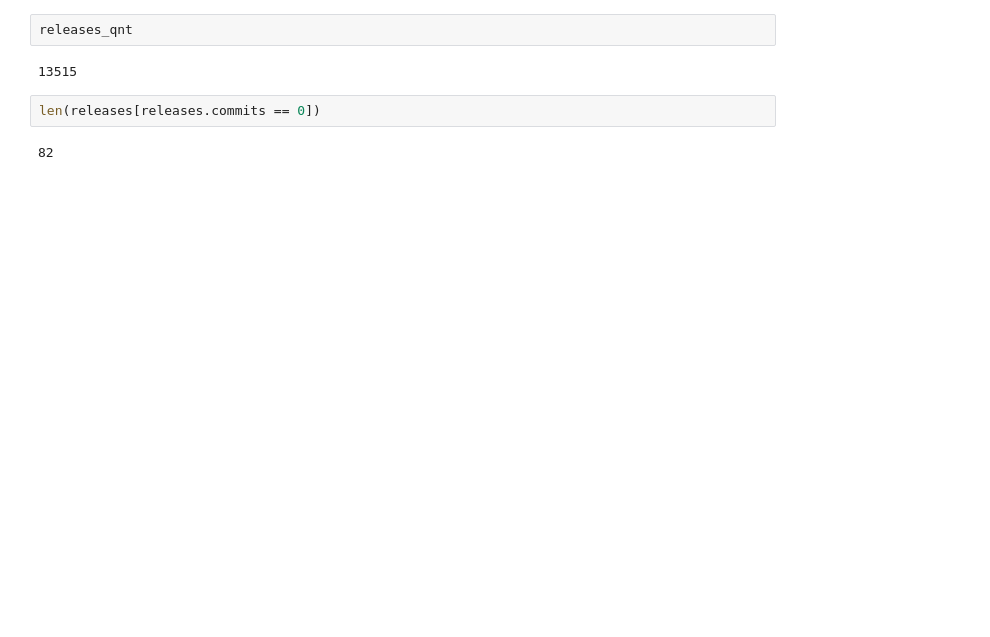
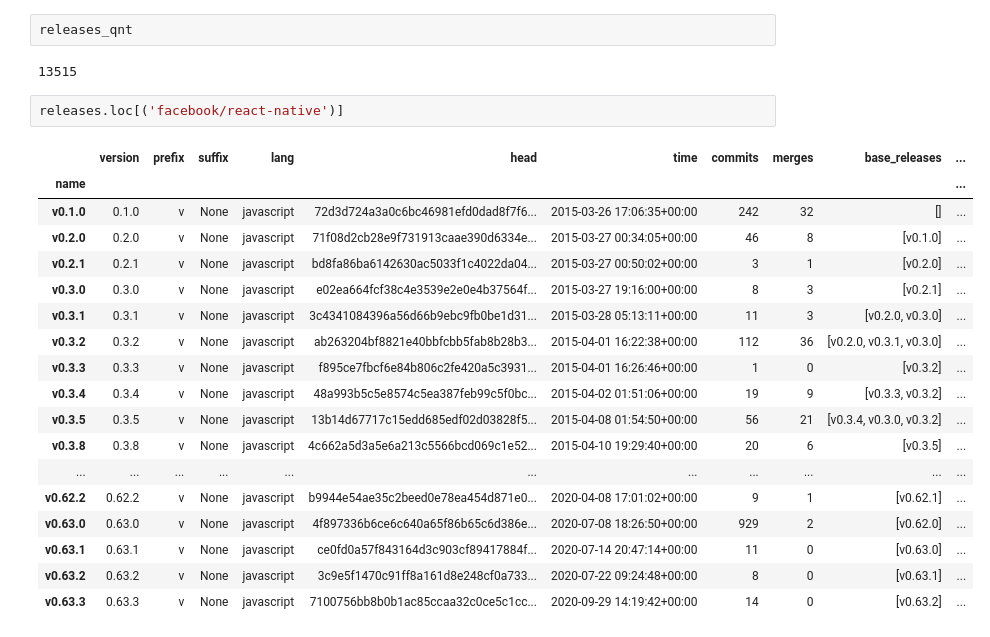
Before and after one commit to gems-uff/release-mining, a Jupyter notebook: inspect_dataset.ipynb, the cells around one changed output. Cells and saved outputs as stored; diff of their text form; blank space fills up the shorter version.

```diff
--- a/inspect_dataset.ipynb
+++ b/inspect_dataset.ipynb
@@ -208,7 +281,24 @@ releases[(releases.range_recall < .9)][["commits","range_precision","range_recal
 releases_qnt
 # %% [output]
 13515
-# %%
-len(releases[releases.commits == 0])
-# %% [output]
-82
+# %%
+releases.loc[('facebook/react-native')]
+# %% [output]
+|  | version | prefix | suffix | lang | head | time | commits | merges | base_releases | ... |
+| name |  |  |  |  |  |  |  |  |  | ... |
+| v0.1.0 | 0.1.0 | v | None | javascript | 72d3d724a3a0c6bc46981efd0dad8f7f6... | 2015-03-26 17:06:35+00:00 | 242 | 32 | [] | ... |
+| v0.2.0 | 0.2.0 | v | None | javascript | 71f08d2cb28e9f731913caae390d6334e... | 2015-03-27 00:34:05+00:00 | 46 | 8 | [v0.1.0] | ... |
+| v0.2.1 | 0.2.1 | v | None | javascript | bd8fa86ba6142630ac5033f1c4022da04... | 2015-03-27 00:50:02+00:00 | 3 | 1 | [v0.2.0] | ... |
+| v0.3.0 | 0.3.0 | v | None | javascript | e02ea664fcf38c4e3539e2e0e4b37564f... | 2015-03-27 19:16:00+00:00 | 8 | 3 | [v0.2.1] | ... |
+| v0.3.1 | 0.3.1 | v | None | javascript | 3c4341084396a56d66b9ebc9fb0be1d31... | 2015-03-28 05:13:11+00:00 | 11 | 3 | [v0.2.0, v0.3.0] | ... |
+| v0.3.2 | 0.3.2 | v | None | javascript | ab263204bf8821e40bbfcbb5fab8b28b3... | 2015-04-01 16:22:38+00:00 | 112 | 36 | [v0.2.0, v0.3.1, v0.3.0] | ... |
+| v0.3.3 | 0.3.3 | v | None | javascript | f895ce7fbcf6e84b806c2fe420a5c3931... | 2015-04-01 16:26:46+00:00 | 1 | 0 | [v0.3.2] | ... |
+| v0.3.4 | 0.3.4 | v | None | javascript | 48a993b5c5e8574c5ea387feb99c5f0bc... | 2015-04-02 01:51:06+00:00 | 19 | 9 | [v0.3.3, v0.3.2] | ... |
+| v0.3.5 | 0.3.5 | v | None | javascript | 13b14d67717c15edd685edf02d03828f5... | 2015-04-08 01:54:50+00:00 | 56 | 21 | [v0.3.4, v0.3.0, v0.3.2] | ... |
+| v0.3.8 | 0.3.8 | v | None | javascript | 4c662a5d3a5e6a213c5566bcd069c1e52... | 2015-04-10 19:29:40+00:00 | 20 | 6 | [v0.3.5] | ... |
+| ... | ... | ... | ... | ... | ... | ... | ... | ... | ... | ... |
+| v0.62.2 | 0.62.2 | v | None | javascript | b9944e54ae35c2beed0e78ea454d871e0... | 2020-04-08 17:01:02+00:00 | 9 | 1 | [v0.62.1] | ... |
+| v0.63.0 | 0.63.0 | v | None | javascript | 4f897336b6ce6c640a65f86b65c6d386e... | 2020-07-08 18:26:50+00:00 | 929 | 2 | [v0.62.0] | ... |
+| v0.63.1 | 0.63.1 | v | None | javascript | ce0fd0a57f843164d3c903cf89417884f... | 2020-07-14 20:47:14+00:00 | 11 | 0 | [v0.63.0] | ... |
+| v0.63.2 | 0.63.2 | v | None | javascript | 3c9e5f1470c91ff8a161d8e248cf0a733... | 2020-07-22 09:24:48+00:00 | 8 | 0 | [v0.63.1] | ... |
+| v0.63.3 | 0.63.3 | v | None | javascript | 7100756bb8b0b1ac85ccaa32c0ce5c1cc... | 2020-09-29 14:19:42+00:00 | 14 | 0 | [v0.63.2] | ... |
```
Also changed, not shown: parts of 7 cells of this notebook, 4 other files.
